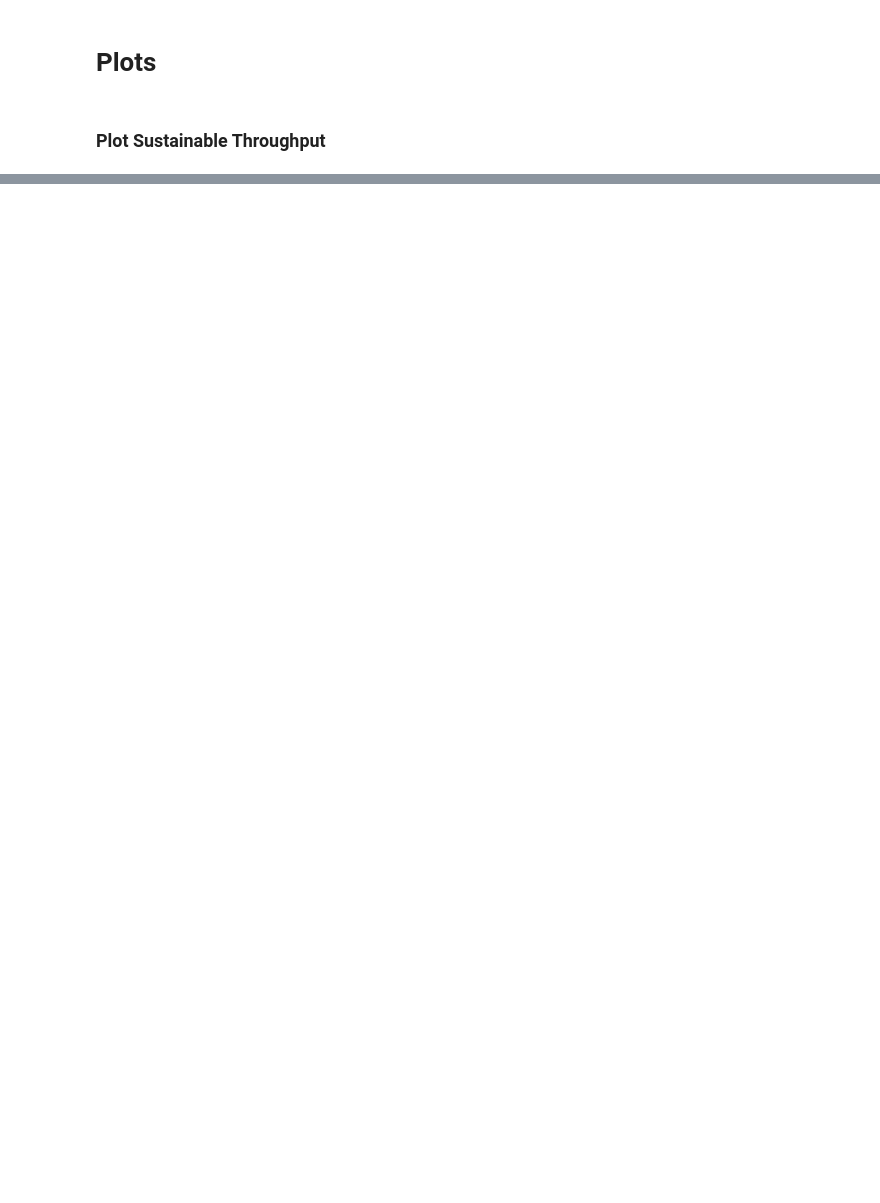
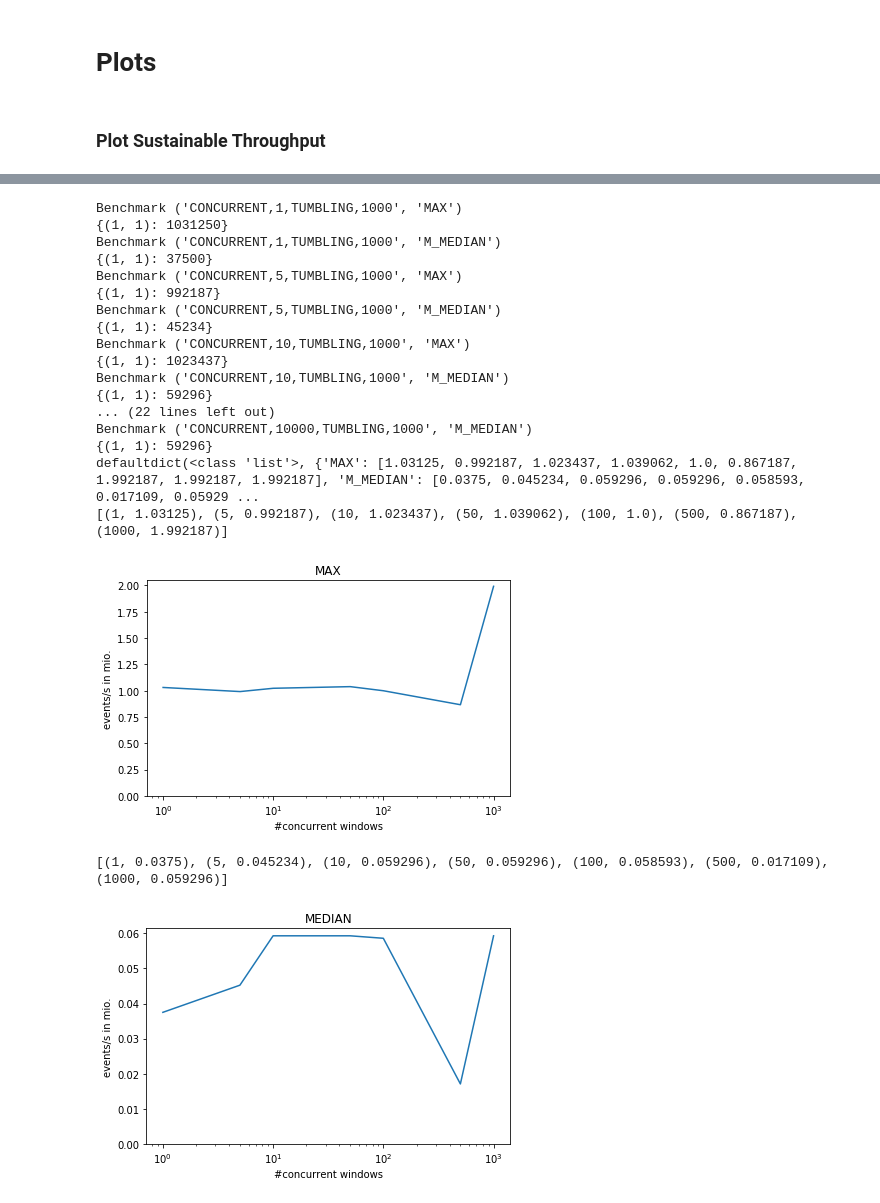
Before and after one commit to hpides/disco, a Jupyter notebook: eval/sustainable_throughput_analysis.ipynb, the cells around one changed output, grey strips where cells are left out. Drawn from its saved outputs; the diff is of its cells as text; code cells hidden in the pictures; blank space fills up the shorter version.

```diff
--- a/eval/sustainable_throughput_analysis.ipynb
+++ b/eval/sustainable_throughput_analysis.ipynb
@@ -132,0 +223,59 @@ for benchmark, run_throughputs in sorted(ALL_THROUGHPUTS.items()):
+# %%
+import matplotlib.pyplot as plt
+from collections import defaultdict
+
+def plot_concurrent_throughputs(num_windows, throughputs, title):
+    print(list(zip(num_windows, throughputs)))
+    plt.plot(num_windows, throughputs)
+#     plt.xticks(range(num_windows))
+    plt.ylabel("events/s in mio.")
+    plt.xlabel("#concurrent windows")
+    plt.title(title)
+    plt.xscale("log")
+    plt.ylim(ymin=0) #, ymax=1.2)
+    plt.show()
+
+
+bm_throughputs = defaultdict(list)
+bm_num_windows = set()
+for benchmark, run_throughputs in sorted(CONCURRENT_TP.items(), key=lambda x: int(x[0][0].split(",")[1])):
+    print(f"Benchmark {benchmark}")
+    print(run_throughputs)
+    num_windows = int(benchmark[0].split(",")[1])
+    bm_num_windows.add(num_windows)
+    agg_fn = benchmark[1]
+    for throughput in run_throughputs.values():
+        bm_throughputs[agg_fn].append(throughput / 1_000_000)
+
+print(bm_throughputs)
+plot_concurrent_throughputs(sorted(bm_num_windows)[:7], bm_throughputs["MAX"][:7], "MAX")
+# plt.savefig(f"/tmp/plots/concurrent_max_tumbling.png")
+# plt.close()
+
+plot_concurrent_throughputs(sorted(bm_num_windows)[:7], bm_throughputs["M_MEDIAN"][:7], "MEDIAN")
+# plt.savefig(f"/tmp/plots/concurrent_median_tumbling.png")
+# plt.close()
+
+# for agg_fn, tps in bm_throughputs.items():
+#     plot_concurrent_throughputs(sorted(bm_num_windows), tps, agg_fn)
+# %% [output]
+Benchmark ('CONCURRENT,1,TUMBLING,1000', 'MAX')
+{(1, 1): 1031250}
+Benchmark ('CONCURRENT,1,TUMBLING,1000', 'M_MEDIAN')
+{(1, 1): 37500}
+Benchmark ('CONCURRENT,5,TUMBLING,1000', 'MAX')
+{(1, 1): 992187}
+Benchmark ('CONCURRENT,5,TUMBLING,1000', 'M_MEDIAN')
+{(1, 1): 45234}
+Benchmark ('CONCURRENT,10,TUMBLING,1000', 'MAX')
+{(1, 1): 1023437}
+Benchmark ('CONCURRENT,10,TUMBLING,1000', 'M_MEDIAN')
+{(1, 1): 59296}
+... (22 lines left out)
+Benchmark ('CONCURRENT,10000,TUMBLING,1000', 'M_MEDIAN')
+{(1, 1): 59296}
+defaultdict(<class 'list'>, {'MAX': [1.03125, 0.992187, 1.023437, 1.039062, 1.0, 0.867187, 1.992187, 1.992187, 1.992187], 'M_MEDIAN': [0.0375, 0.045234, 0.059296, 0.059296, 0.058593, 0.017109, 0.05929 ...
+[(1, 1.03125), (5, 0.992187), (10, 1.023437), (50, 1.039062), (100, 1.0), (500, 0.867187), (1000, 1.992187)]
+[figure, added]
+[(1, 0.0375), (5, 0.045234), (10, 0.059296), (50, 0.059296), (100, 0.058593), (500, 0.017109), (1000, 0.059296)]
+[figure, added]
```
Also changed, not shown: parts of 6 cells of this notebook, 12 other files.
